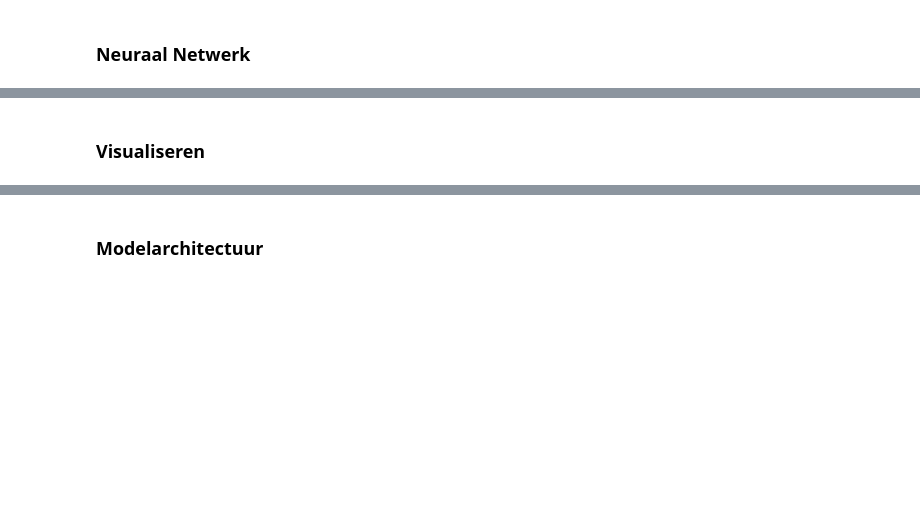
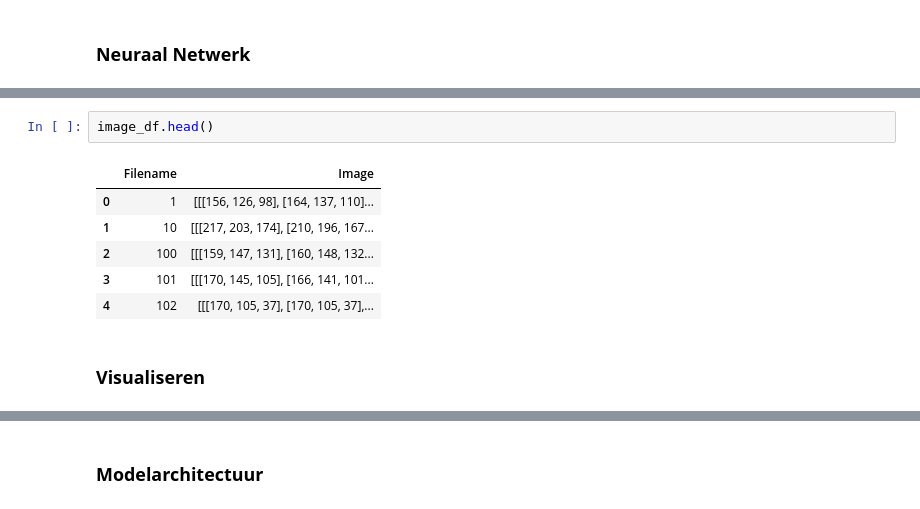
Before and after one commit to Vince16270/Huizenprijzen-Voorspellen, a Jupyter notebook: Portfolio opdracht 1/Portfolio 1.ipynb, the cells around one changed output, grey strips where cells are left out. Drawn from its saved outputs; the diff is of its cells as text; blank space fills up the shorter version.

```diff
--- a/Portfolio opdracht 1/Portfolio 1.ipynb
+++ b/Portfolio opdracht 1/Portfolio 1.ipynb
@@ -268,5 +280,14 @@ Mean Absolute Pecrentage Error: 0.5507216746251367
+# %%
+image_df.head()
+# %% [output]
+|  | Filename | Image |
+| 0 | 1 | [[[156, 126, 98], [164, 137, 110]... |
+| 1 | 10 | [[[217, 203, 174], [210, 196, 167... |
+| 2 | 100 | [[[159, 147, 131], [160, 148, 132... |
+| 3 | 101 | [[[170, 145, 105], [166, 141, 101... |
+| 4 | 102 | [[[170, 105, 37], [170, 105, 37],... |
 # %% [markdown]
-### **Visualiseren**
+### **Visualiseren**  <a name='visualisatie_val_loss_training_loss'></a>
 # %%
 def plot_loss(history):
     plt.figure(figsize=(10, 6))
```
Also changed, not shown: parts of 76 cells of this notebook, 3 other files.
